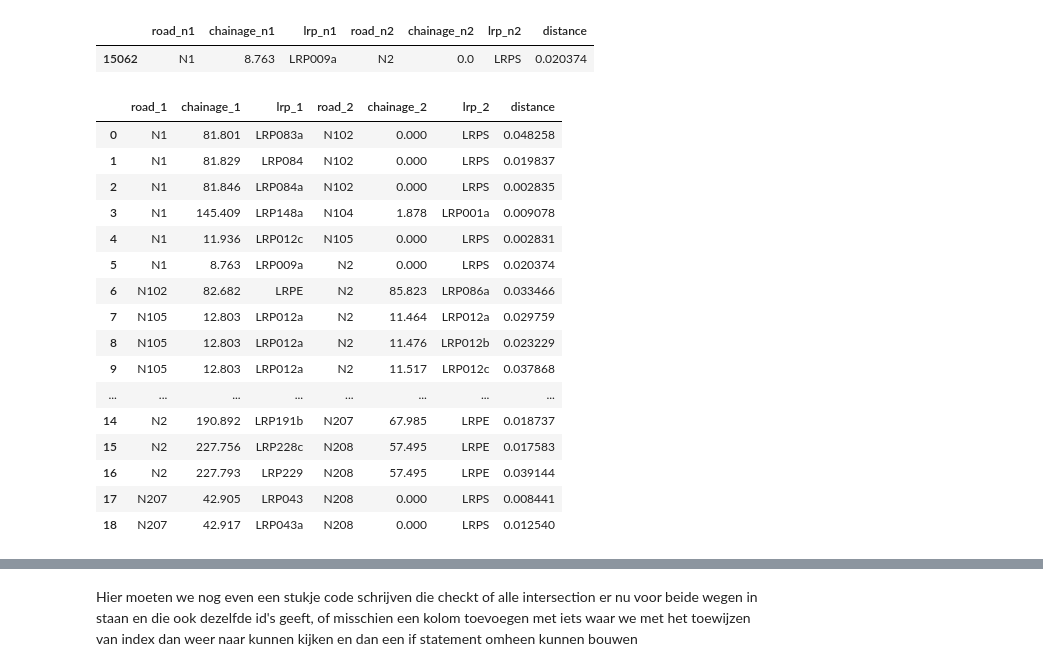
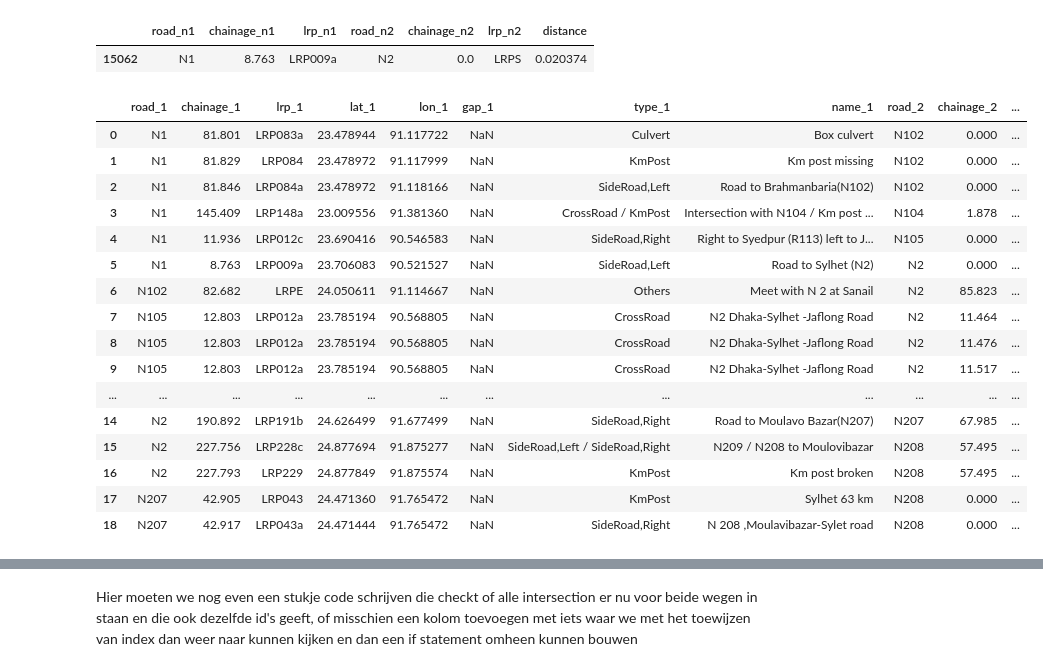
Before and after one commit to nielsvdd42/EPA133A-Advanced-Simulation-Group-1, a Jupyter notebook: EPA133a-G01-A3/data_version1.ipynb, the cells around one changed output, grey strips where cells are left out. Drawn from its saved outputs; the diff is of its cells as text; code cells hidden in the pictures.

```diff
--- a/EPA133a-G01-A3/data_version1.ipynb
+++ b/EPA133a-G01-A3/data_version1.ipynb
@@ -155,46 +157,48 @@ road_pairs = list(combinations(roads, 2))
 # %%
 all_intersections = []
 
 for r1, r2 in road_pairs:
 
     df_r1 = dfN[dfN['road'] == r1]
     df_r2 = dfN[dfN['road'] == r2]
 
     df_cross = df_r1.merge(df_r2, how='cross', suffixes=('_1', '_2'))
 
     df_cross['distance'] = haversine(
         df_cross['lat_1'],
         df_cross['lon_1'],
         df_cross['lat_2'],
         df_cross['lon_2']
     )
 
     inter = df_cross[df_cross['distance'] < 0.05]
 
     all_intersections.append(inter)
 
 intersections = pd.concat(all_intersections, ignore_index=True)
 intersections[['road_1','chainage_1','lrp_1',
                'road_2','chainage_2','lrp_2',
                'distance']]
+
+display(intersections)
 # %% [output]
-|  | road_1 | chainage_1 | lrp_1 | road_2 | chainage_2 | lrp_2 | distance |
-| 0 | N1 | 81.801 | LRP083a | N102 | 0.000 | LRPS | 0.048258 |
-| 1 | N1 | 81.829 | LRP084 | N102 | 0.000 | LRPS | 0.019837 |
-| 2 | N1 | 81.846 | LRP084a | N102 | 0.000 | LRPS | 0.002835 |
-| 3 | N1 | 145.409 | LRP148a | N104 | 1.878 | LRP001a | 0.009078 |
-| 4 | N1 | 11.936 | LRP012c | N105 | 0.000 | LRPS | 0.002831 |
-| 5 | N1 | 8.763 | LRP009a | N2 | 0.000 | LRPS | 0.020374 |
-| 6 | N102 | 82.682 | LRPE | N2 | 85.823 | LRP086a | 0.033466 |
-| 7 | N105 | 12.803 | LRP012a | N2 | 11.464 | LRP012a | 0.029759 |
-| 8 | N105 | 12.803 | LRP012a | N2 | 11.476 | LRP012b | 0.023229 |
-| 9 | N105 | 12.803 | LRP012a | N2 | 11.517 | LRP012c | 0.037868 |
-| ... | ... | ... | ... | ... | ... | ... | ... |
-| 14 | N2 | 190.892 | LRP191b | N207 | 67.985 | LRPE | 0.018737 |
-| 15 | N2 | 227.756 | LRP228c | N208 | 57.495 | LRPE | 0.017583 |
-| 16 | N2 | 227.793 | LRP229 | N208 | 57.495 | LRPE | 0.039144 |
-| 17 | N207 | 42.905 | LRP043 | N208 | 0.000 | LRPS | 0.008441 |
-| 18 | N207 | 42.917 | LRP043a | N208 | 0.000 | LRPS | 0.012540 |
+|  | road_1 | chainage_1 | lrp_1 | lat_1 | lon_1 | gap_1 | type_1 | name_1 | road_2 | chainage_2 | ... |
+| 0 | N1 | 81.801 | LRP083a | 23.478944 | 91.117722 | NaN | Culvert | Box culvert | N102 | 0.000 | ... |
+| 1 | N1 | 81.829 | LRP084 | 23.478972 | 91.117999 | NaN | KmPost | Km post missing | N102 | 0.000 | ... |
+| 2 | N1 | 81.846 | LRP084a | 23.478972 | 91.118166 | NaN | SideRoad,Left | Road to Brahmanbaria(N102) | N102 | 0.000 | ... |
+| 3 | N1 | 145.409 | LRP148a | 23.009556 | 91.381360 | NaN | CrossRoad / KmPost | Intersection with N104 / Km post ... | N104 | 1.878 | ... |
+| 4 | N1 | 11.936 | LRP012c | 23.690416 | 90.546583 | NaN | SideRoad,Right | Right to Syedpur (R113) left to J... | N105 | 0.000 | ... |
+| 5 | N1 | 8.763 | LRP009a | 23.706083 | 90.521527 | NaN | SideRoad,Left | Road to Sylhet (N2) | N2 | 0.000 | ... |
+| 6 | N102 | 82.682 | LRPE | 24.050611 | 91.114667 | NaN | Others | Meet with N 2 at Sanail | N2 | 85.823 | ... |
+| 7 | N105 | 12.803 | LRP012a | 23.785194 | 90.568805 | NaN | CrossRoad | N2 Dhaka-Sylhet -Jaflong Road | N2 | 11.464 | ... |
+| 8 | N105 | 12.803 | LRP012a | 23.785194 | 90.568805 | NaN | CrossRoad | N2 Dhaka-Sylhet -Jaflong Road | N2 | 11.476 | ... |
+| 9 | N105 | 12.803 | LRP012a | 23.785194 | 90.568805 | NaN | CrossRoad | N2 Dhaka-Sylhet -Jaflong Road | N2 | 11.517 | ... |
+| ... | ... | ... | ... | ... | ... | ... | ... | ... | ... | ... | ... |
+| 14 | N2 | 190.892 | LRP191b | 24.626499 | 91.677499 | NaN | SideRoad,Right | Road to Moulavo Bazar(N207) | N207 | 67.985 | ... |
+| 15 | N2 | 227.756 | LRP228c | 24.877694 | 91.875277 | NaN | SideRoad,Left / SideRoad,Right | N209 / N208 to Moulovibazar | N208 | 57.495 | ... |
+| 16 | N2 | 227.793 | LRP229 | 24.877849 | 91.875574 | NaN | KmPost | Km post broken | N208 | 57.495 | ... |
+| 17 | N207 | 42.905 | LRP043 | 24.471360 | 91.765472 | NaN | KmPost | Sylhet 63 km | N208 | 0.000 | ... |
+| 18 | N207 | 42.917 | LRP043a | 24.471444 | 91.765472 | NaN | SideRoad,Right | N 208 ,Moulavibazar-Sylet road | N208 | 0.000 | ... |
 # %%
 df_i1 = intersections[['road_1','lrp_1','chainage_1']].rename(columns={
     'road_1':'road',
```
Also changed, not shown: parts of 14 cells of this notebook.
